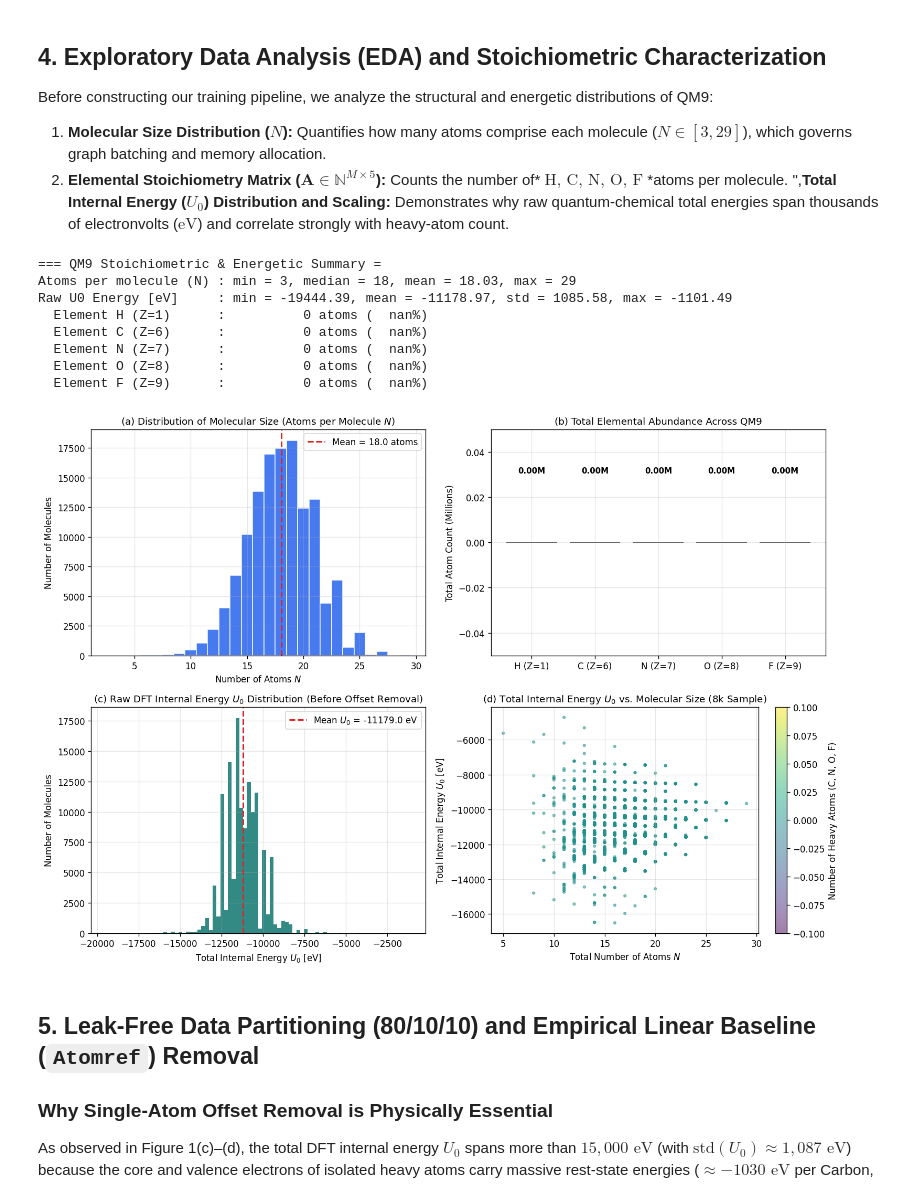
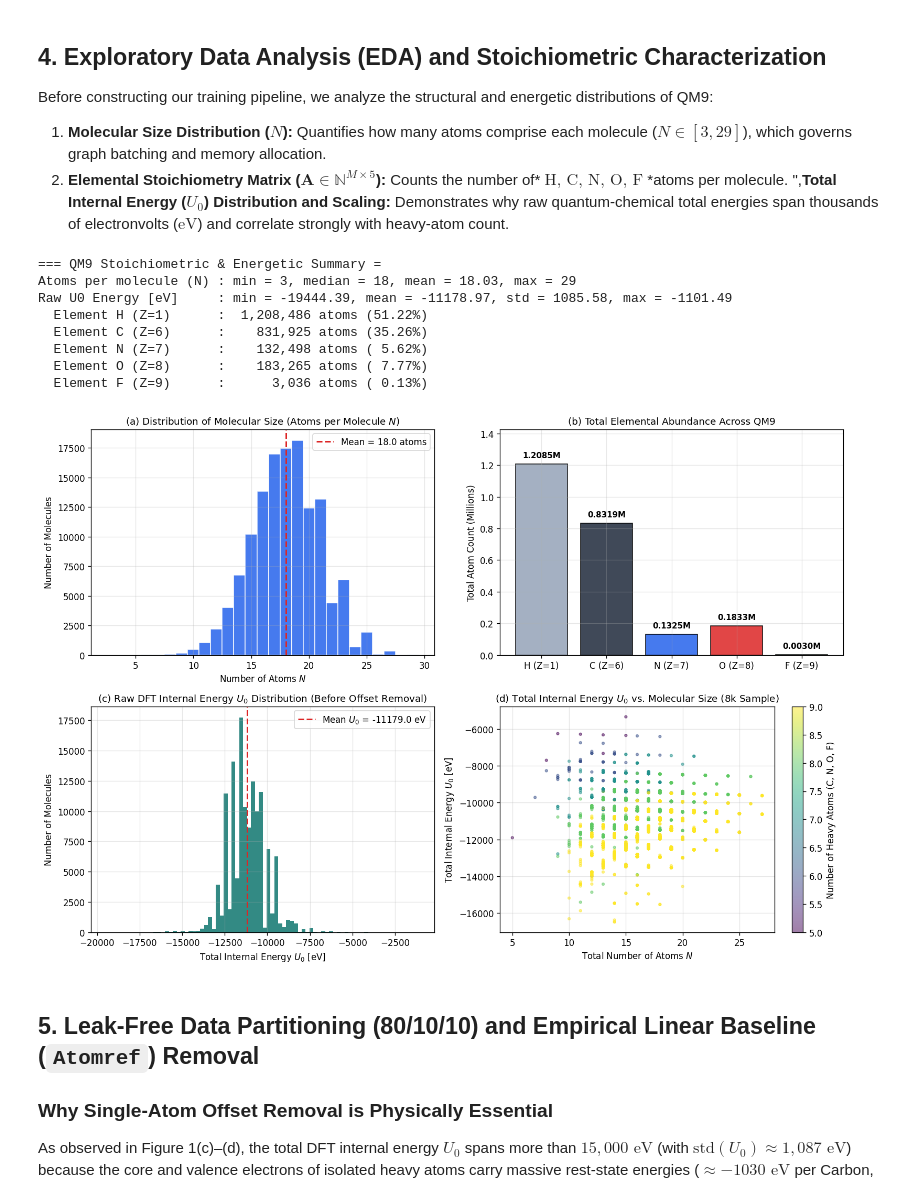
Before and after one commit to bartekmate/BP-DL-Nagyhazi, a Jupyter notebook: milestone_1_jupyter_notebook.ipynb, the cells around one changed output. Saved outputs shown, nothing was run; the diff lists cells and outputs as text; code cells hidden in the pictures.

```diff
--- a/milestone_1_jupyter_notebook.ipynb
+++ b/milestone_1_jupyter_notebook.ipynb
@@ -243,8 +371,9 @@ num_molecules = len(n_atoms_per_mol)
 mol_membership = torch.repeat_interleave(torch.arange(num_molecules), torch.from_numpy(n_atoms_per_mol))
 stoichiometry_matrix = torch.zeros((num_molecules, 5), dtype=torch.float64)
 for col_idx, atomic_num in enumerate(ATOMIC_NUMBERS_LIST):
-    mask = (z_all == atomic_num).to(torch.float64)
-    stoichiometry_matrix[:, col_idx].index_add(0, mol_membership, mask)
+    mask = (z_all.cpu() == atomic_num).to(torch.float64)
+    # MUST use in-place index_add_ to modify stoichiometry_matrix in place!
+    stoichiometry_matrix[:, col_idx].index_add_(0, mol_membership, mask)
 
 element_totals = stoichiometry_matrix.sum(dim=0).numpy()
 
@@ -277,45 +406,46 @@ labels_el = [f"{ELEMENT_SYMBOLS[z]} (Z={z})" for z in ATOMIC_NUMBERS_LIST]
 colors_el = [ELEMENT_COLORS[z] for z in ATOMIC_NUMBERS_LIST]
 bars = axes[0, 1].bar(labels_el, element_totals / 1e6, color=colors_el, edgecolor="black", alpha=0.85)
 for bar, count in zip(bars, element_totals):
+    # Changed formatting from :.2f to :.4f to preserve Fluorine's precision (0.0030M)
     axes[0, 1].text(bar.get_x() + bar.get_width() / 2, bar.get_height() + 0.03,
-                    f"{count/1e6:.2f}M", ha="center", va="bottom", fontsize=9, fontweight="bold")
+                    f"{count/1e6:.4f}M", ha="center", va="bottom", fontsize=9, fontweight="bold")
 axes[0, 1].set_title("(b) Total Elemental Abundance Across QM9")
 axes[0, 1].set_ylabel("Total Atom Count (Millions)")
 axes[0, 1].set_ylim(0, max(element_totals / 1e6) * 1.18)
 
 # Panel C: Raw Total Internal Energy U0 Histogram
 u0_np = u0_all.numpy()
 axes[1, 0].hist(u0_np, bins=80, color="#0f766e", edgecolor="none", alpha=0.85)
 axes[1, 0].axvline(u0_np.mean(), color="#dc2626", linestyle="--", linewidth=1.8,
                    label=f"Mean $U_0$ = {u0_np.mean():.1f} eV")
 axes[1, 0].set_title("(c) Raw DFT Internal Energy $U_0$ Distribution (Before Offset Removal)")
 axes[1, 0].set_xlabel("Total Internal Energy $U_0$ [eV]")
 axes[1, 0].set_ylabel("Number of Molecules")
 axes[1, 0].legend()
 
 # Panel D: Heavy Atom Count vs Total Energy U0
 heavy_atoms_per_mol = stoichiometry_matrix[:, 1:].sum(dim=1).numpy()
 sample_idx = np.random.choice(num_molecules, size=8000, replace=False)
 sc = axes[1, 1].scatter(n_atoms_per_mol[sample_idx], u0_np[sample_idx],
                         c=heavy_atoms_per_mol[sample_idx], cmap="viridis", s=8, alpha=0.5)
 cbar = plt.colorbar(sc, ax=axes[1, 1])
 cbar.set_label("Number of Heavy Atoms (C, N, O, F)")
 axes[1, 1].set_title("(d) Total Internal Energy $U_0$ vs. Molecular Size (8k Sample)")
 axes[1, 1].set_xlabel("Total Number of Atoms $N$")
 axes[1, 1].set_ylabel("Total Internal Energy $U_0$ [eV]")
 
 plt.tight_layout()
 plt.show()
 # %% [output]
 === QM9 Stoichiometric & Energetic Summary =
 Atoms per molecule (N) : min = 3, median = 18, mean = 18.03, max = 29
 Raw U0 Energy [eV]     : min = -19444.39, mean = -11178.97, std = 1085.58, max = -1101.49
-  Element H (Z=1)      :          0 atoms (  nan%)
-  Element C (Z=6)      :          0 atoms (  nan%)
-  Element N (Z=7)      :          0 atoms (  nan%)
-  Element O (Z=8)      :          0 atoms (  nan%)
-  Element F (Z=9)      :          0 atoms (  nan%)
+  Element H (Z=1)      :  1,208,486 atoms (51.22%)
+  Element C (Z=6)      :    831,925 atoms (35.26%)
+  Element N (Z=7)      :    132,498 atoms ( 5.62%)
+  Element O (Z=8)      :    183,265 atoms ( 7.77%)
+  Element F (Z=9)      :      3,036 atoms ( 0.13%)
-[figure, old version]
+[figure, new version]
 # %% [markdown]
 ## 5. Leak-Free Data Partitioning (80/10/10) and Empirical Linear Baseline (`Atomref`) Removal
 
```
Also changed, not shown: parts of 9 cells of this notebook, 2 other files.
